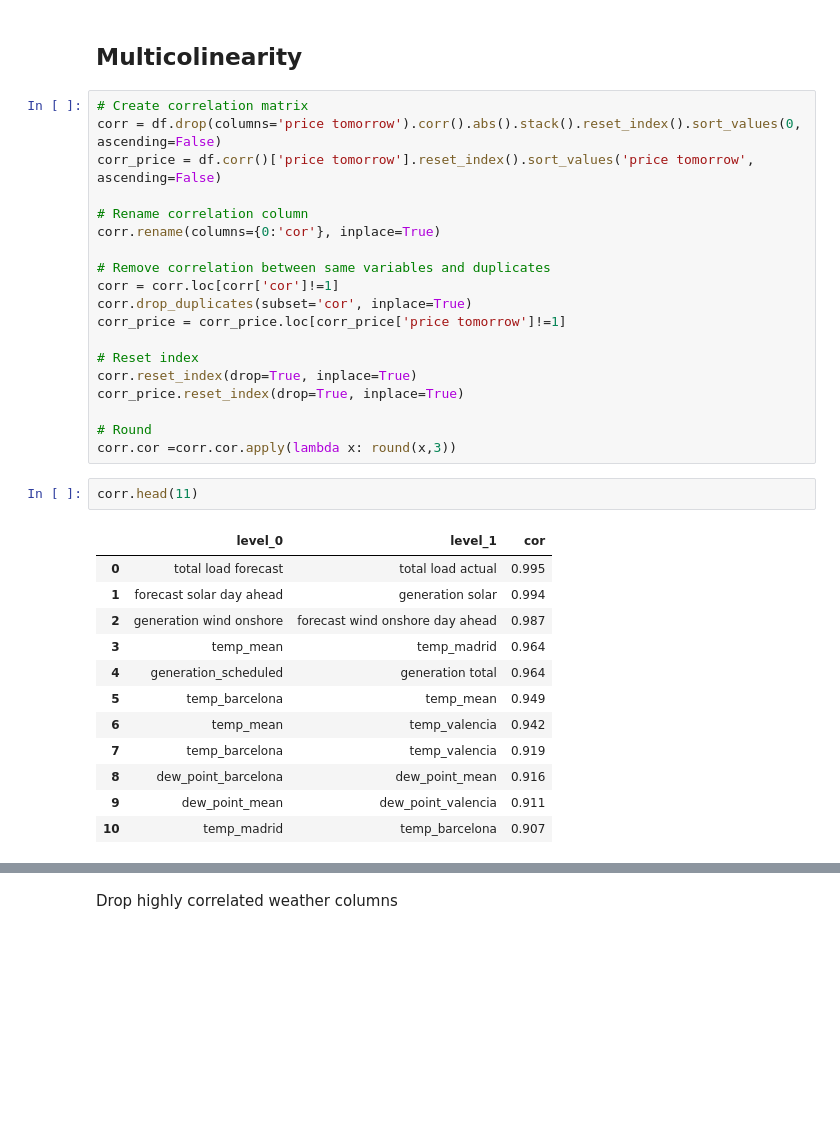
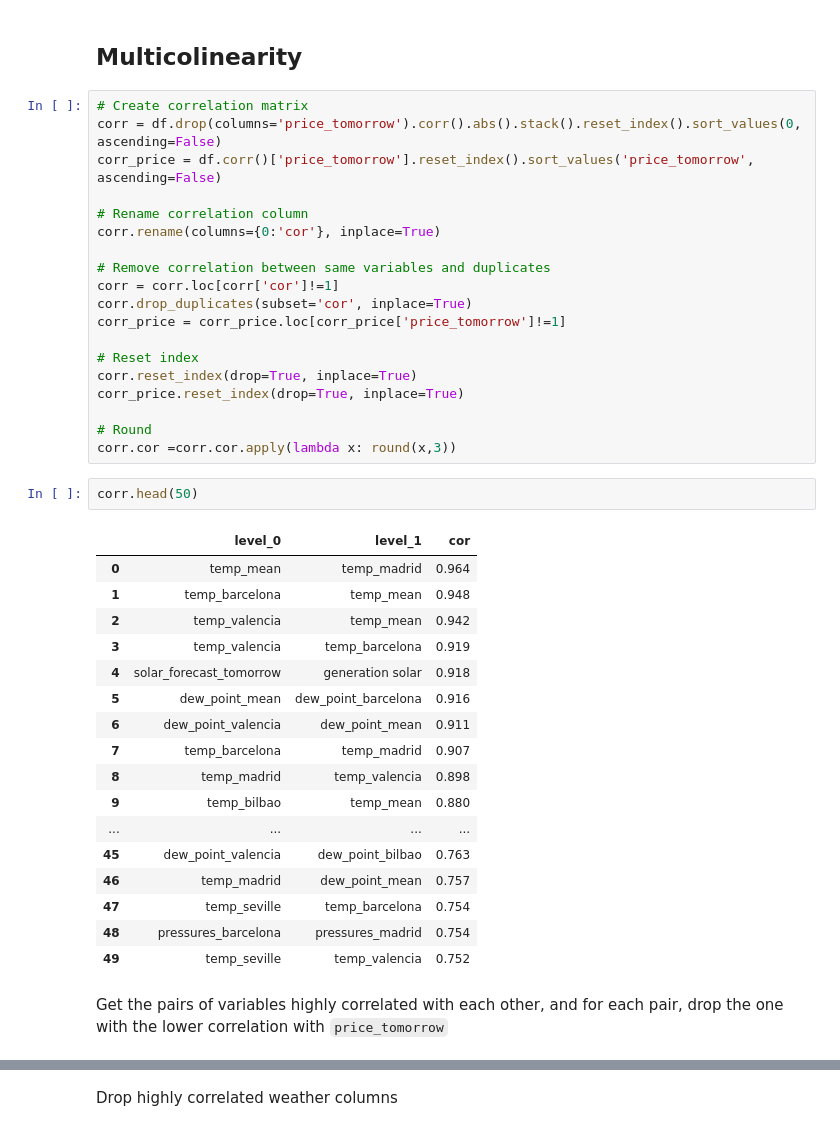
Before and after one commit to EvanHolder/Predicting-Energy-Markets-in-Spain, a Jupyter notebook: notebooks/LinearRegression.ipynb, the cells around one changed output, grey strips where cells are left out. Saved outputs shown, nothing was run; the diff lists cells and outputs as text; blank space fills up the shorter version.

```diff
--- a/notebooks/LinearRegression.ipynb
+++ b/notebooks/LinearRegression.ipynb
@@ -42,8 +42,8 @@ df['pressures_mean']=df.filter(regex='pressures').mean(axis=1)
 ## Multicolinearity
 # %%
 # Create correlation matrix
-corr = df.drop(columns='price tomorrow').corr().abs().stack().reset_index().sort_values(0, ascending=False)
-corr_price = df.corr()['price tomorrow'].reset_index().sort_values('price tomorrow', ascending=False)
+corr = df.drop(columns='price_tomorrow').corr().abs().stack().reset_index().sort_values(0, ascending=False)
+corr_price = df.corr()['price_tomorrow'].reset_index().sort_values('price_tomorrow', ascending=False)
 
 # Rename correlation column
 corr.rename(columns={0:'cor'}, inplace=True)
@@ -51,7 +51,7 @@ corr.rename(columns={0:'cor'}, inplace=True)
 # Remove correlation between same variables and duplicates
 corr = corr.loc[corr['cor']!=1]
 corr.drop_duplicates(subset='cor', inplace=True)
-corr_price = corr_price.loc[corr_price['price tomorrow']!=1]
+corr_price = corr_price.loc[corr_price['price_tomorrow']!=1]
 
 # Reset index
 corr.reset_index(drop=True, inplace=True)
@@ -60,20 +60,27 @@ corr_price.reset_index(drop=True, inplace=True)
 # Round
 corr.cor =corr.cor.apply(lambda x: round(x,3))
 # %%
-corr.head(11)
+corr.head(50)
 # %% [output]
 |  | level_0 | level_1 | cor |
-| 0 | total load forecast | total load actual | 0.995 |
-| 1 | forecast solar day ahead | generation solar | 0.994 |
-| 2 | generation wind onshore | forecast wind onshore day ahead | 0.987 |
-| 3 | temp_mean | temp_madrid | 0.964 |
-| 4 | generation_scheduled | generation total | 0.964 |
-| 5 | temp_barcelona | temp_mean | 0.949 |
-| 6 | temp_mean | temp_valencia | 0.942 |
-| 7 | temp_barcelona | temp_valencia | 0.919 |
-| 8 | dew_point_barcelona | dew_point_mean | 0.916 |
-| 9 | dew_point_mean | dew_point_valencia | 0.911 |
-| 10 | temp_madrid | temp_barcelona | 0.907 |
+| 0 | temp_mean | temp_madrid | 0.964 |
+| 1 | temp_barcelona | temp_mean | 0.948 |
+| 2 | temp_valencia | temp_mean | 0.942 |
+| 3 | temp_valencia | temp_barcelona | 0.919 |
+| 4 | solar_forecast_tomorrow | generation solar | 0.918 |
+| 5 | dew_point_mean | dew_point_barcelona | 0.916 |
+| 6 | dew_point_valencia | dew_point_mean | 0.911 |
+| 7 | temp_barcelona | temp_madrid | 0.907 |
+| 8 | temp_madrid | temp_valencia | 0.898 |
+| 9 | temp_bilbao | temp_mean | 0.880 |
+| ... | ... | ... | ... |
+| 45 | dew_point_valencia | dew_point_bilbao | 0.763 |
+| 46 | temp_madrid | dew_point_mean | 0.757 |
+| 47 | temp_seville | temp_barcelona | 0.754 |
+| 48 | pressures_barcelona | pressures_madrid | 0.754 |
+| 49 | temp_seville | temp_valencia | 0.752 |
+# %% [markdown]
+Get the pairs of variables highly correlated with each other, and for each pair, drop the one with the lower correlation with `price_tomorrow`
 # %%
 drop = []
 for row in range(len(corr.loc[corr.cor>.8])):
```
Also changed, not shown: parts of 38 cells of this notebook.
